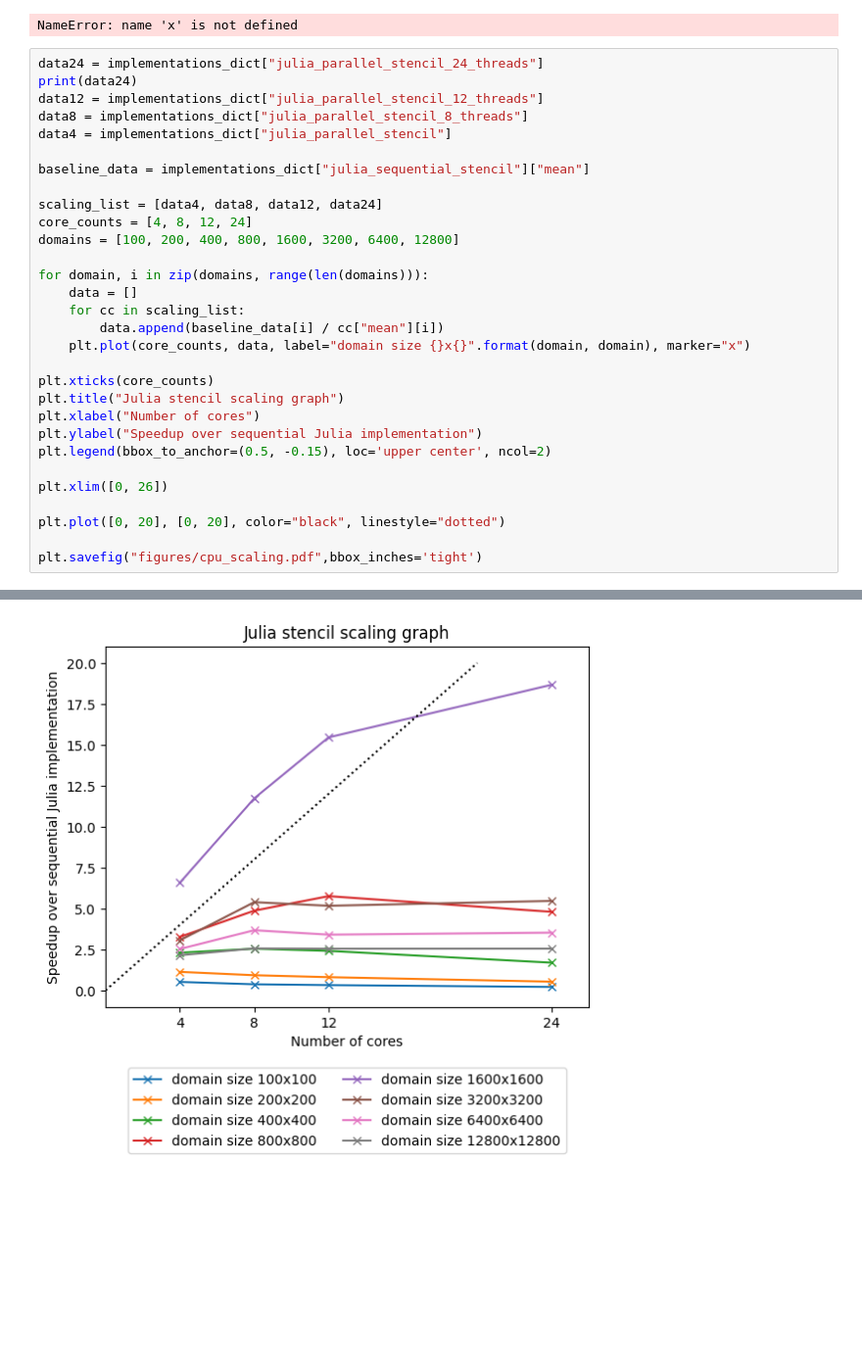
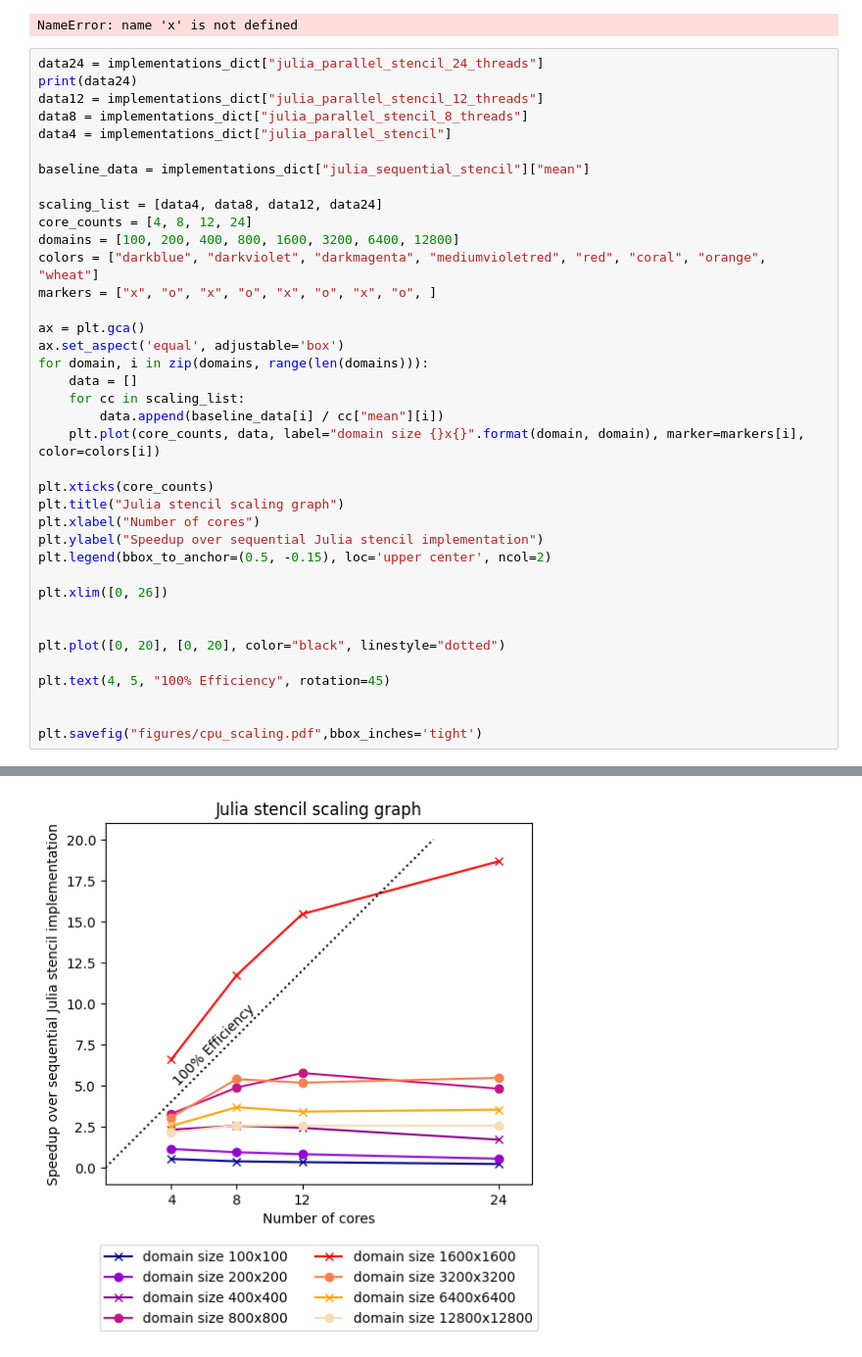
Before and after one commit to peteole/julia-2d-heat-equation, a Jupyter notebook: plotting_daniel.ipynb, the cells around one changed output, grey strips where cells are left out. Shown at 98% size. Saved outputs shown, nothing was run; the diff lists cells and outputs as text; blank space fills up the shorter version.

Commit message:
roofline multiple domain sizes

```diff
--- a/plotting_daniel.ipynb
+++ b/plotting_daniel.ipynb
@@ -176,23 +176,31 @@ baseline_data = implementations_dict["julia_sequential_stencil"]["mean"]
 scaling_list = [data4, data8, data12, data24]
 core_counts = [4, 8, 12, 24]
 domains = [100, 200, 400, 800, 1600, 3200, 6400, 12800]
+colors = ["darkblue", "darkviolet", "darkmagenta", "mediumvioletred", "red", "coral", "orange", "wheat"]
+markers = ["x", "o", "x", "o", "x", "o", "x", "o", ]
 
+ax = plt.gca()
+ax.set_aspect('equal', adjustable='box')
 for domain, i in zip(domains, range(len(domains))):
     data = []
     for cc in scaling_list:
         data.append(baseline_data[i] / cc["mean"][i])
-    plt.plot(core_counts, data, label="domain size {}x{}".format(domain, domain), marker="x")
+    plt.plot(core_counts, data, label="domain size {}x{}".format(domain, domain), marker=markers[i], color=colors[i])
 
 plt.xticks(core_counts)
 plt.title("Julia stencil scaling graph")
 plt.xlabel("Number of cores")
-plt.ylabel("Speedup over sequential Julia implementation")
+plt.ylabel("Speedup over sequential Julia stencil implementation")
 plt.legend(bbox_to_anchor=(0.5, -0.15), loc='upper center', ncol=2)
 
 plt.xlim([0, 26])
 
+
 plt.plot([0, 20], [0, 20], color="black", linestyle="dotted")
 
+plt.text(4, 5, "100% Efficiency", rotation=45)
+
+
 plt.savefig("figures/cpu_scaling.pdf",bbox_inches='tight')
 # %% [output]
 {'median': array([1.54092893e-01, 1.64398007e-01, 1.76982318e-01, 2.39111425e-01,
@@ -206 +214 @@ plt.savefig("figures/cpu_scaling.pdf",bbox_inches='tight')
-[figure, old version]
+[figure, new version]
```
Also changed, not shown: parts of 3 cells of this notebook, 4 other files.
